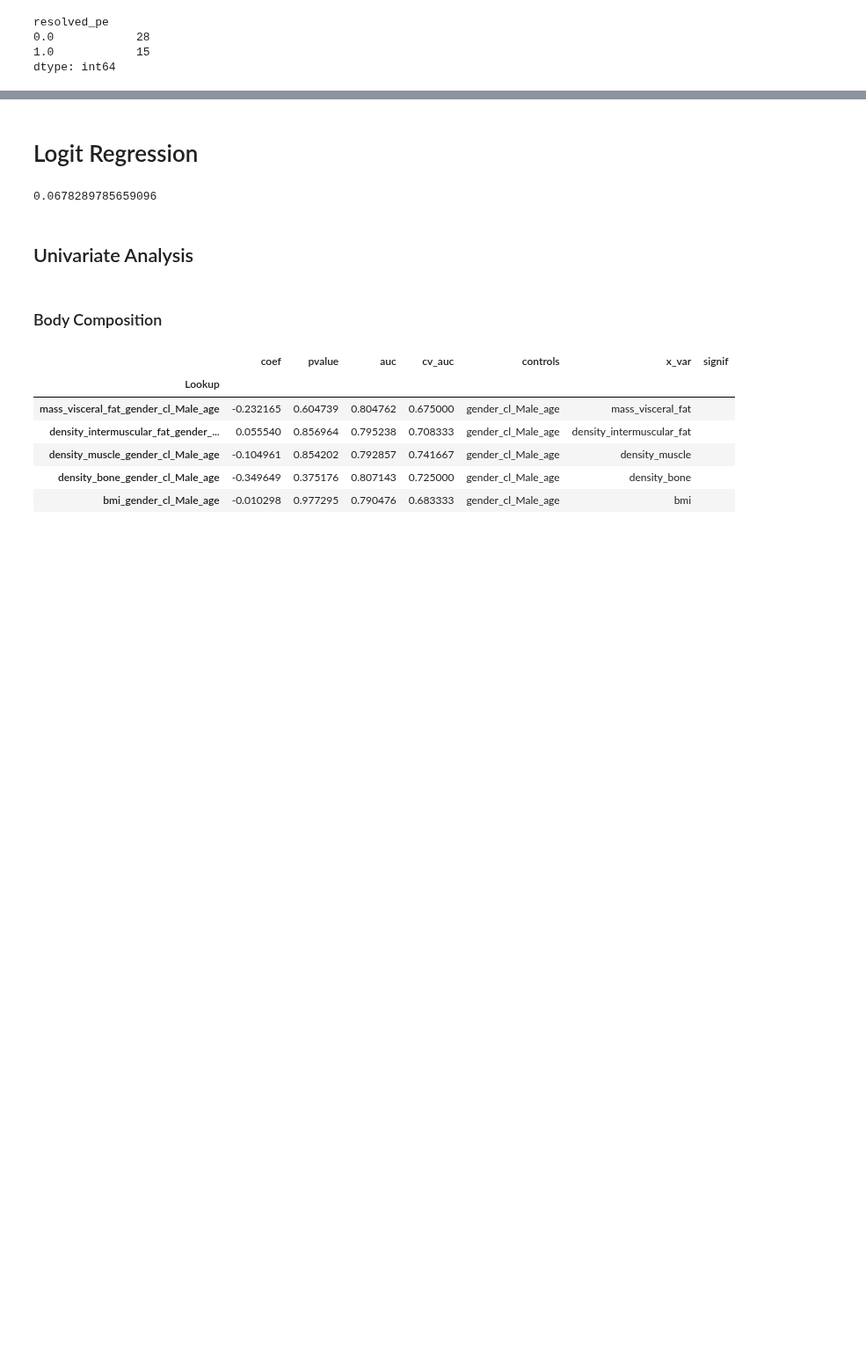
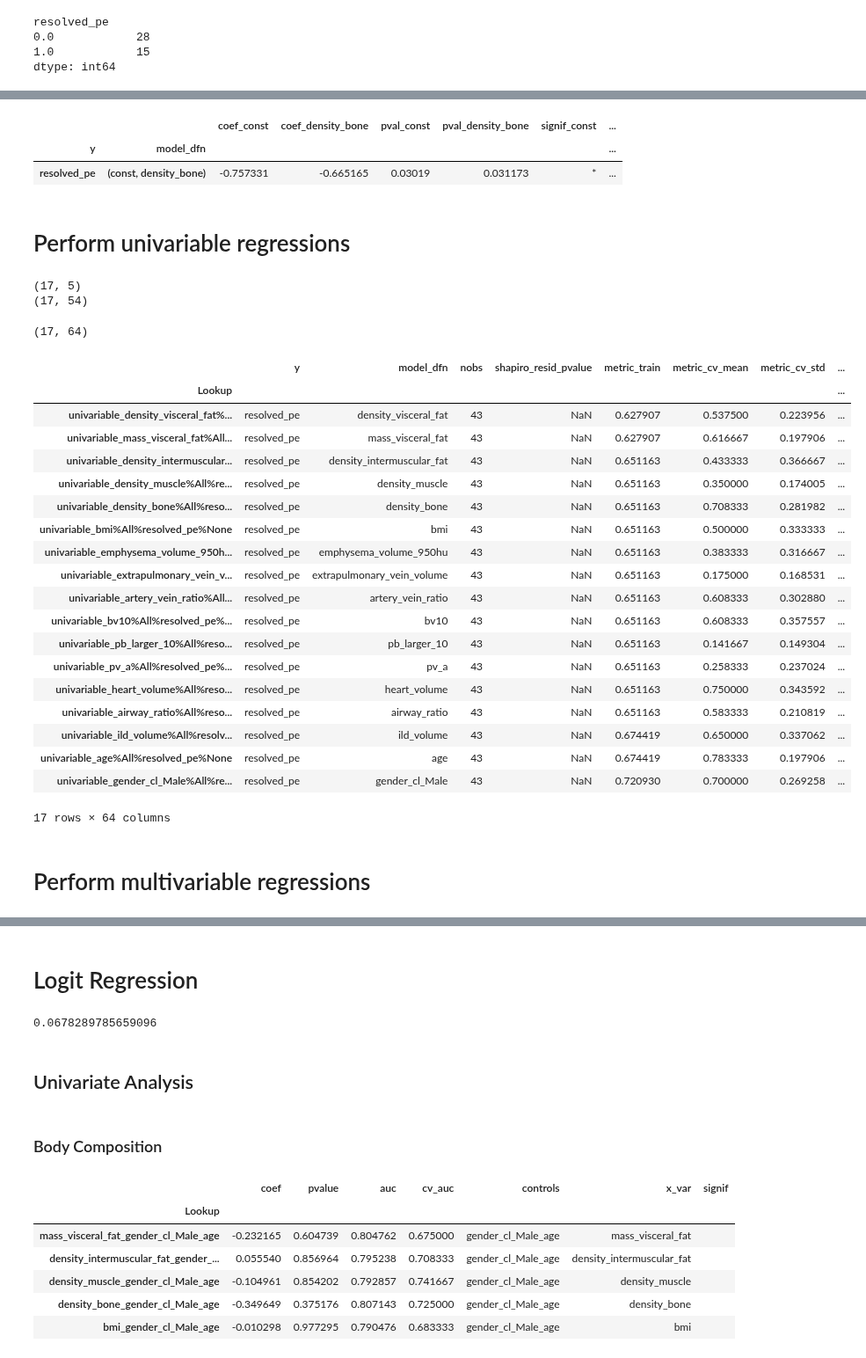
Before and after one commit to qaust/iCPET, a Jupyter notebook: src/logit.ipynb, the cells around one changed output, grey strips where cells are left out. Shown at 88% size. Saved outputs shown, nothing was run; the diff lists cells and outputs as text; code cells hidden in the pictures; blank space fills up the shorter version.

```diff
--- a/src/logit.ipynb
+++ b/src/logit.ipynb
@@ -89,0 +90,8 @@ dtype: int64
+# %%
+def get_params(model, X, y):
+    """Returns pd.Series of coefs for comparison with statsmodels params."""
+    y = np.array(y).ravel()
+    model.fit(X, y)
+    coef = pd.Series(np.squeeze(model.coef_), index=np.squeeze(model.feature_names_in_))
+    # coef['const'] = model.intercept_
+    return coef.sort_index()
@@ -89,0 +174,6 @@ dtype: int64
+# %%
+target = 'resolved_pe'
+features = 'density_bone'
+X_temp = sm.add_constant(X[features])
+y_temp = y.copy()
+model_sm, model_sk = fit_model(X_temp, y_temp)
@@ -89,0 +186,66 @@ dtype: int64
+# %%
+store_coef_results(model_sm, y_temp)
+# %% [output]
+|  |  | coef_const | coef_density_bone | pval_const | pval_density_bone | signif_const | ... |
+| y | model_dfn |  |  |  |  |  | ... |
+| resolved_pe | (const, density_bone) | -0.757331 | -0.665165 | 0.03019 | 0.031173 | * | ... |
+# %% [markdown]
+# Perform univariable regressions
+# %%
+univariate_models = pd.DataFrame()
+univariate_coefs = pd.DataFrame()
+
+for feature in tqdm(all_features):
+    # Fit model
+    X_temp = sm.add_constant(X[feature])
+    y_temp = y.copy()
+    model_sm, model_sk = fit_model(X_temp, y_temp)
+
+    # Collect model information
+    univariate_models = pd.concat([univariate_models, store_model_results(model_sm, model_sk, X_temp, y_temp)],
+                                  axis=0)
+
+    # Collect coef information
+    univariate_coefs = pd.concat([univariate_coefs, store_coef_results(model_sm, y_temp)],
+                                 axis=0)
+
+print(univariate_models.shape)
+print(univariate_coefs.shape)
+# %% [output]
+(17, 5)
+(17, 54)
+# %%
+univariate_results = univariate_models.join(univariate_coefs, how='left', validate='1:1')
+univariate_results = univariate_results.reset_index()
+univariate_results['selection_method'] = 'All'
+univariate_results['model_dfn'] = univariate_results['model_dfn'].apply(lambda x: x[1])
+univariate_results['category'] = 'univariable_' + univariate_results['model_dfn']
+univariate_results['controls'] = 'None'
+univariate_results.index = univariate_results[['category', 'selection_method', 'y', 'controls']].apply('%'.join, axis=1)
+univariate_results.index.name = 'Lookup'
+print(univariate_results.shape)
+univariate_results
+# %% [output]
+(17, 64)
+|  | y | model_dfn | nobs | shapiro_resid_pvalue | metric_train | metric_cv_mean | metric_cv_std | ... |
+| Lookup |  |  |  |  |  |  |  | ... |
+| univariable_density_visceral_fat%... | resolved_pe | density_visceral_fat | 43 | NaN | 0.627907 | 0.537500 | 0.223956 | ... |
+| univariable_mass_visceral_fat%All... | resolved_pe | mass_visceral_fat | 43 | NaN | 0.627907 | 0.616667 | 0.197906 | ... |
+| univariable_density_intermuscular... | resolved_pe | density_intermuscular_fat | 43 | NaN | 0.651163 | 0.433333 | 0.366667 | ... |
+| univariable_density_muscle%All%re... | resolved_pe | density_muscle | 43 | NaN | 0.651163 | 0.350000 | 0.174005 | ... |
+| univariable_density_bone%All%reso... | resolved_pe | density_bone | 43 | NaN | 0.651163 | 0.708333 | 0.281982 | ... |
+| univariable_bmi%All%resolved_pe%None | resolved_pe | bmi | 43 | NaN | 0.651163 | 0.500000 | 0.333333 | ... |
+| univariable_emphysema_volume_950h... | resolved_pe | emphysema_volume_950hu | 43 | NaN | 0.651163 | 0.383333 | 0.316667 | ... |
+| univariable_extrapulmonary_vein_v... | resolved_pe | extrapulmonary_vein_volume | 43 | NaN | 0.651163 | 0.175000 | 0.168531 | ... |
+| univariable_artery_vein_ratio%All... | resolved_pe | artery_vein_ratio | 43 | NaN | 0.651163 | 0.608333 | 0.302880 | ... |
+| univariable_bv10%All%resolved_pe%... | resolved_pe | bv10 | 43 | NaN | 0.651163 | 0.608333 | 0.357557 | ... |
+| univariable_pb_larger_10%All%reso... | resolved_pe | pb_larger_10 | 43 | NaN | 0.651163 | 0.141667 | 0.149304 | ... |
+| univariable_pv_a%All%resolved_pe%... | resolved_pe | pv_a | 43 | NaN | 0.651163 | 0.258333 | 0.237024 | ... |
+| univariable_heart_volume%All%reso... | resolved_pe | heart_volume | 43 | NaN | 0.651163 | 0.750000 | 0.343592 | ... |
+| univariable_airway_ratio%All%reso... | resolved_pe | airway_ratio | 43 | NaN | 0.651163 | 0.583333 | 0.210819 | ... |
+| univariable_ild_volume%All%resolv... | resolved_pe | ild_volume | 43 | NaN | 0.674419 | 0.650000 | 0.337062 | ... |
+| univariable_age%All%resolved_pe%None | resolved_pe | age | 43 | NaN | 0.674419 | 0.783333 | 0.197906 | ... |
+| univariable_gender_cl_Male%All%re... | resolved_pe | gender_cl_Male | 43 | NaN | 0.720930 | 0.700000 | 0.269258 | ... |
+17 rows × 64 columns
+# %% [markdown]
+# Perform multivariable regressions
```
Also changed, not shown: parts of 21 cells of this notebook, 2 other files.
